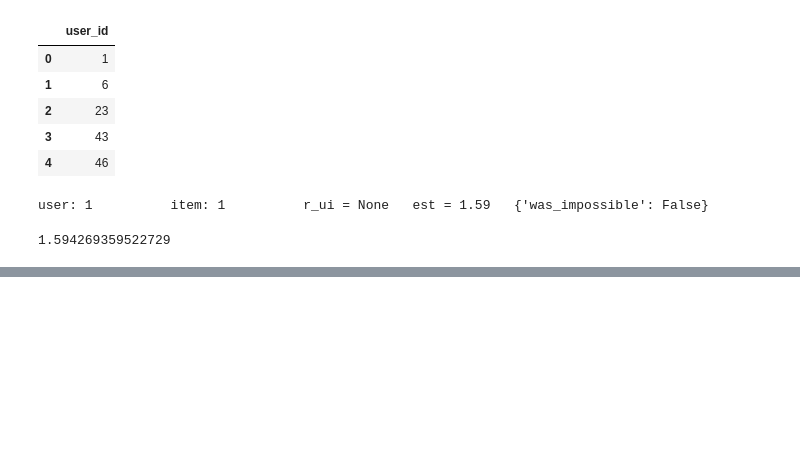
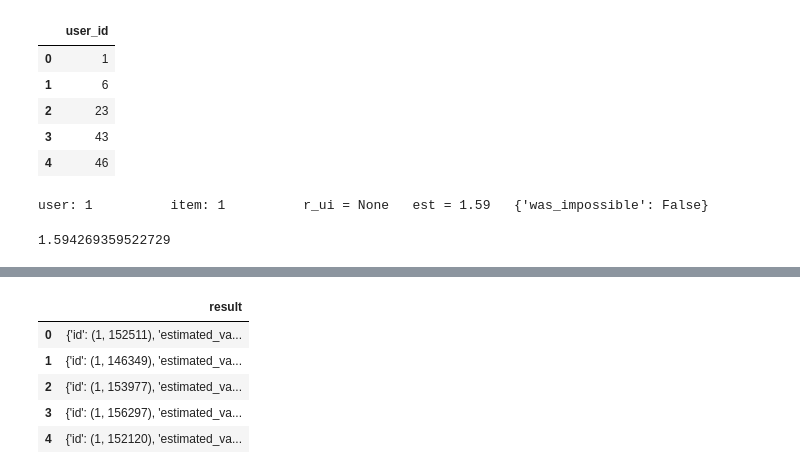
Before and after one commit to OhkaMLsemi/Machi_Kon, a Jupyter notebook: SVD.ipynb, the cells around one changed output, grey strips where cells are left out. Cells and saved outputs as stored; diff of their text form; code cells hidden in the pictures; blank space fills up the shorter version.

```diff
--- a/SVD.ipynb
+++ b/SVD.ipynb
@@ -141,0 +136,10 @@ gc.collect()
+# %%
+#2017-9-24~2017-9-30のログを予想すればよいので，eventを絞る
+events.loc[:,"event_date"] = pd.to_datetime(events["event_start_at"])
+
+events = events.loc[events["event_date"] > pd.to_datetime("24/9/2017"),:]
+events = events.reset_index(drop = True)
+print(events.shape)
+events.head()
+
+event_list = events["event_id"]
@@ -172,0 +213,12 @@ KeyboardInterrupt:
+# %%
+df = pd.DataFrame(recommends)
+df = pd.DataFrame(df.values.flatten())
+df = df.rename(columns={0: "result"})
+df.head()
+# %% [output]
+|  | result |
+| 0 | {'id': (1, 152511), 'estimated_va... |
+| 1 | {'id': (1, 146349), 'estimated_va... |
+| 2 | {'id': (1, 153977), 'estimated_va... |
+| 3 | {'id': (1, 156297), 'estimated_va... |
+| 4 | {'id': (1, 152120), 'estimated_va... |
```
Also changed, not shown: parts of 9 cells of this notebook.
